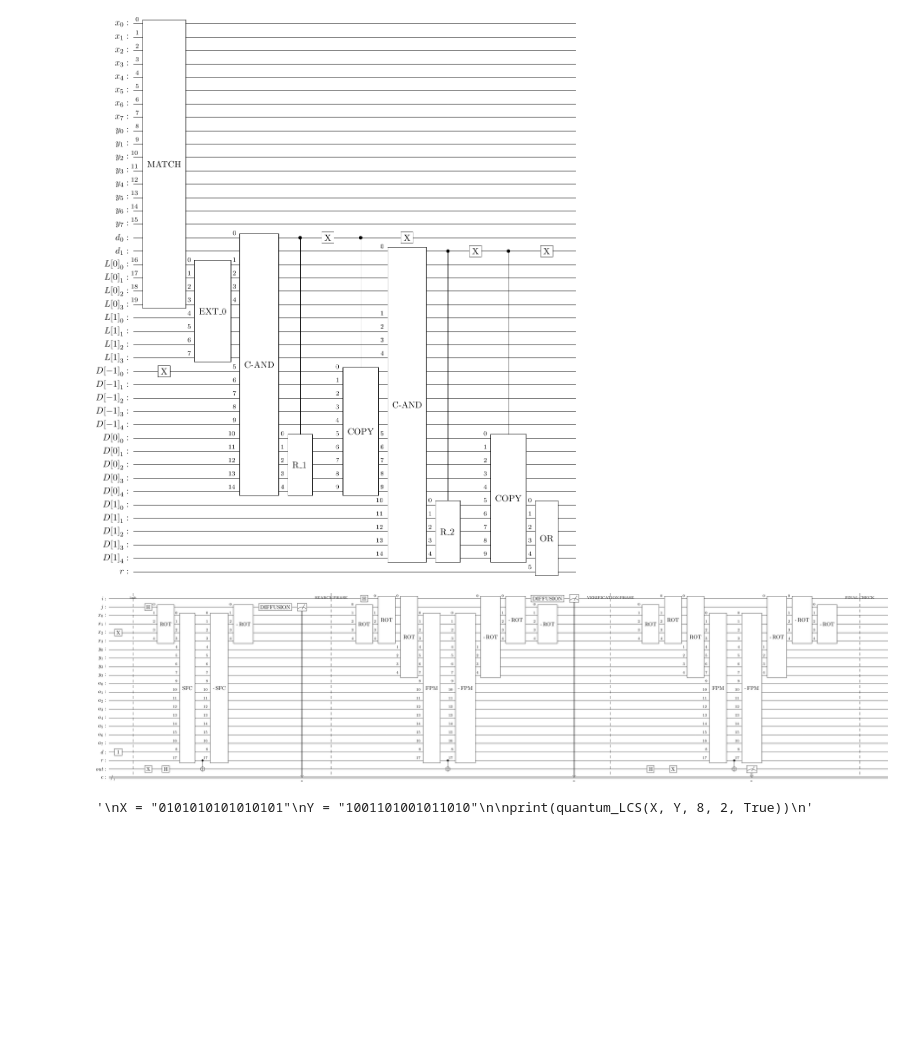
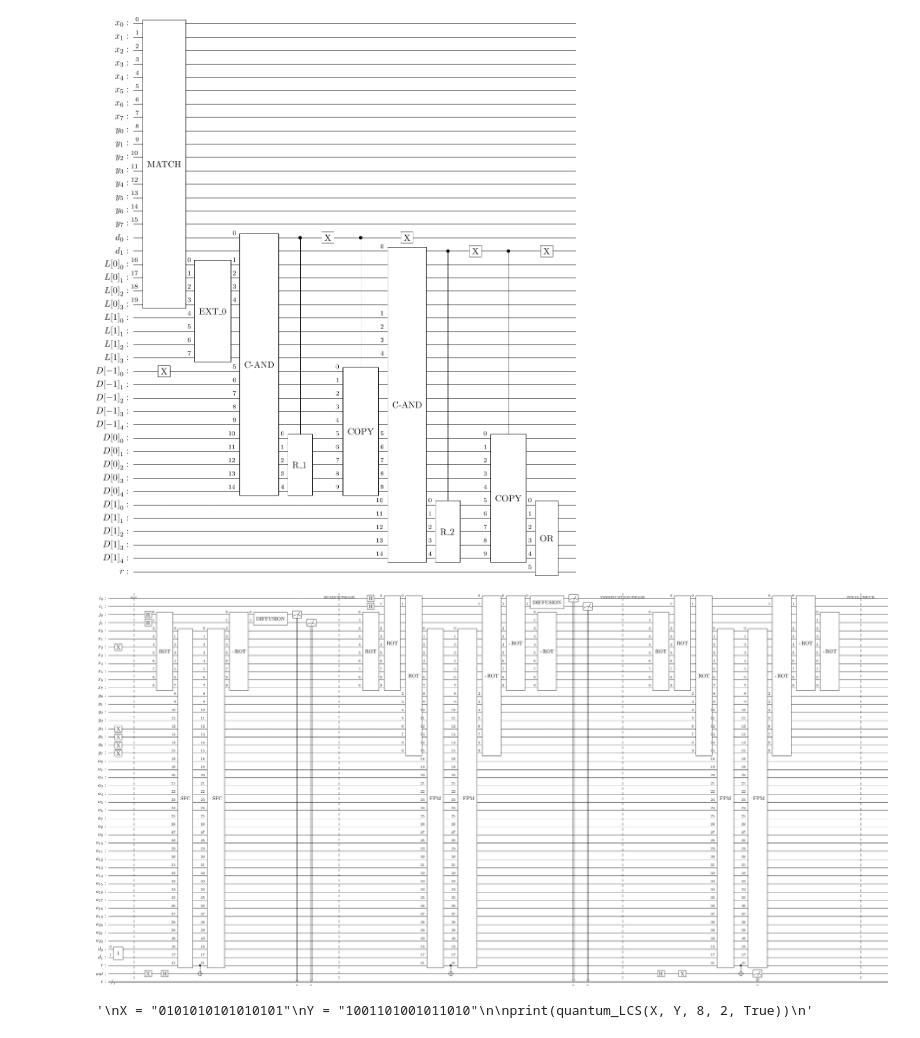
Before and after one commit to BoredDam/quantum-longest-common-substring, a Jupyter notebook: Quantum-LCS/QLCS-clean-with-tests-and-drawings.ipynb, the cells around one changed output. Drawn from its saved outputs; the diff is of its cells as text; code cells hidden in the pictures; blank space fills up the shorter version.

```diff
--- a/Quantum-LCS/QLCS-clean-with-tests-and-drawings.ipynb
+++ b/Quantum-LCS/QLCS-clean-with-tests-and-drawings.ipynb
@@ -531,35 +531,35 @@ def quantum_step_circuit(x: str, y: str, n: int, d: int, char_size: int, grover_
     qc = qc.compose(
         quantum_character_rotation(n, char_size).to_gate(label="ROT"), [*qi, *qy]
     )
     qc = qc.compose(FPM(n, char_size).to_gate(label="FPM"), [*qx, *qy, *qd, *qa, qr])
     qc.cx(qr, qo)
 
     qc = qc.compose(
         FPM(n, char_size).inverse().to_gate(label="- FPM"), [*qx, *qy, *qd, *qa, qr]
     )
     qc = qc.compose(
         quantum_character_rotation(n, char_size).inverse().to_gate(label="- ROT"),
         [*qi, *qy],
     )
     qc = qc.compose(
         quantum_character_rotation(n, char_size).inverse().to_gate(label="- ROT"),
         [*qi, *qx],
     )
     qc = qc.compose(
         quantum_character_rotation(n, char_size).inverse().to_gate(label="- ROT"),
         [*qj, *qx],
     )
 
     qc.measure(qo, c)
     qc.barrier(label="FINAL CHECK")
 
     return qc
 
 
 
-quantum_step_circuit("0010", "0000", 2, 1, 2, 1).draw('latex')
+quantum_step_circuit("00100000", "00001111", 4, 1, 2, 1).draw('latex', scale=0.9)
 # %% [output]
-[figure, old version]
+[figure, new version]
 # %%
 def run(qc: QuantumCircuit, shots=1024):
     """
```
Also changed, not shown: parts of 7 cells of this notebook.
